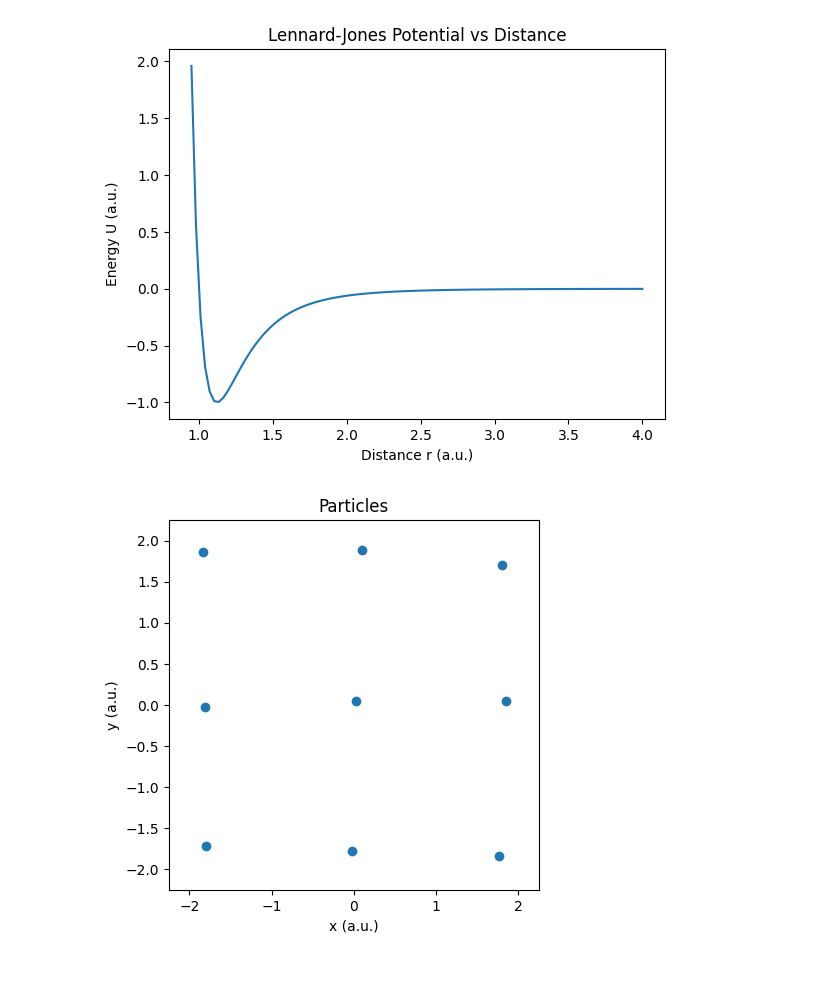
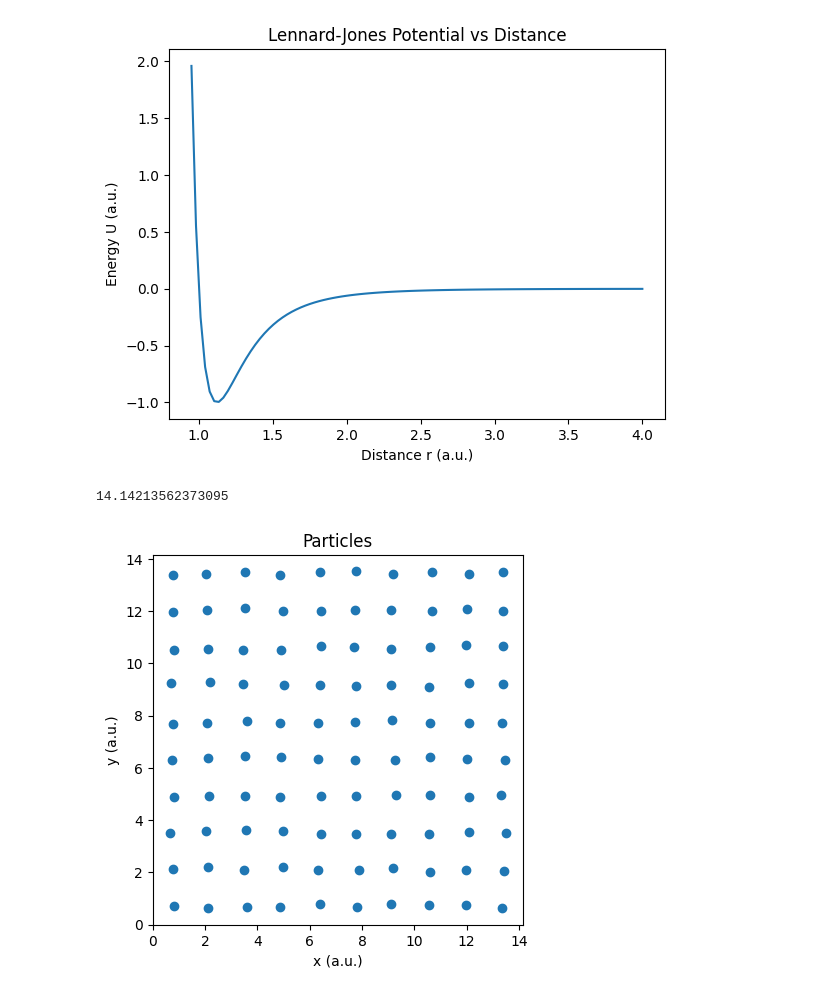
Before and after one commit to julius-clegg/Molecular-Dynamics-Simulation, a Jupyter notebook: PHYS2020 Project.ipynb, the cells around one changed output. Cells and saved outputs as stored; diff of their text form; code cells hidden in the pictures.

```diff
--- a/PHYS2020 Project.ipynb
+++ b/PHYS2020 Project.ipynb
@@ -81,48 +81,43 @@ testing with r as [x matrix, y matrix]
 # %%
 # SET UP RANDOM INITIAL CONDITIONS
 rng = np.random.default_rng(seed=102)
 
-# EPSILON = 1
-# SIGMA = 1
-# M = 1
 X_U_MIN = 2**(1/6)*1
-CONTAINER_FACTOR = 1.5
-LATTICE_CONSTANT = 1.2
+N_L = 10
+N = N_L*N_L
+DIM = 2
 
-L = 3
-N = L*L
-DIM = 2
-X_LOWER,X_UPPER = -(L/2)*CONTAINER_FACTOR,(L/2)*CONTAINER_FACTOR
-X_LATTICE_LOWER,X_LATTICE_UPPER = -(L/2)*LATTICE_CONSTANT,(L/2)*LATTICE_CONSTANT
-# V_LOWER,V_UPPER = -0.1, 0.1
-V_SPREAD = 1
-# create random x and y coordinates for each particle, between 0 and 1
-# r = rng.uniform(X_LOWER, X_UPPER, (DIM,N))
-# r = rng.uniform(X_LOWER, X_UPPER, (DIM,N))
+DENSITY = 0.5
+LINEAR_DENSITY = DENSITY**(1/DIM)
+L = N_L / LINEAR_DENSITY
+print(L)
 
-def generate_square_lattice(A,B):
-    return np.meshgrid(*[np.linspace(X_LATTICE_LOWER,X_LATTICE_UPPER,L) for i in range(DIM)])
+def generate_square_lattice(l,n):
+    step = l / n
+    # generate matrices of lattice coordinates
+    rmat = np.meshgrid(*[np.arange(0,L,step)+step/2 for i in range(DIM)])
+    # convert matrices of x and y positions to vectors of x and y positions, and return
+    return np.vstack(list(map(np.concatenate,rmat)))
 
-
-r = generate_square_lattice(L,L)
-# print(r)
-r = np.vstack(list(map(np.concatenate,r)))
-# print(r)
+# generate lattice positions
+r = generate_square_lattice(L,N_L)
+# add small random displacements
 r += np.random.uniform(-0.1,0.1,r.shape)
 
-# r = np.array([[0,0],[0.5,1],[1,0.3]]).T
-# v = rng.uniform(V_LOWER, V_UPPER, (DIM,N))
+V_SPREAD = 3
 v = rng.normal(0, V_SPREAD, (DIM,N))
+
 plt.title("Particles")
-plt.xlim(X_LOWER, X_UPPER)
-plt.ylim(X_LOWER, X_UPPER)
+plt.xlim(0, L)
+plt.ylim(0, L)
 plt.xlabel("x (a.u.)")
 plt.ylabel("y (a.u.)")
 plt.gca().set_aspect('equal')
 plt.scatter(*r)
 plt.show()
 # %% [output]
+14.14213562373095
-[figure, old version]
+[figure, new version]
 # %%
 x = r[0]
 def pair_displacements_1D(x):
```
Also changed, not shown: parts of 3 cells of this notebook, 2 other files.
